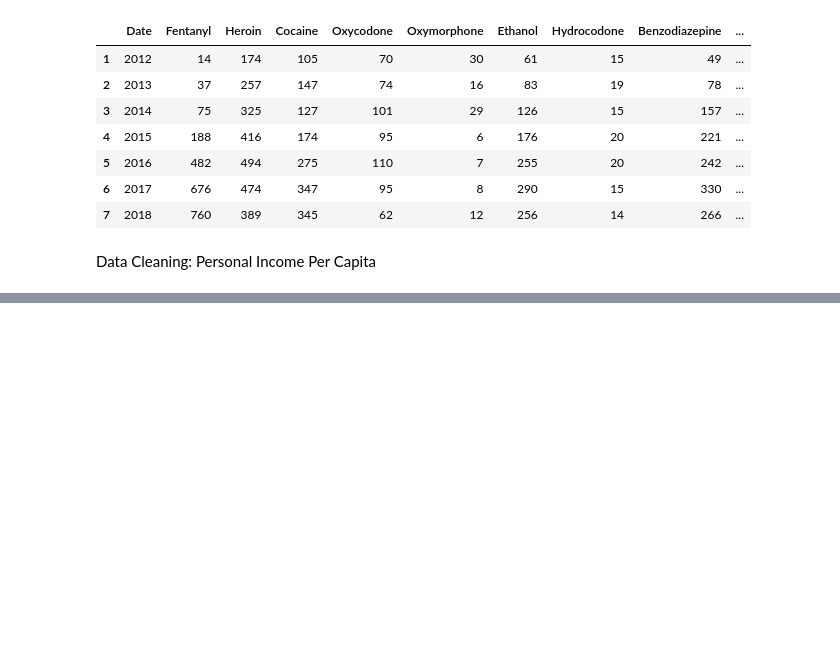
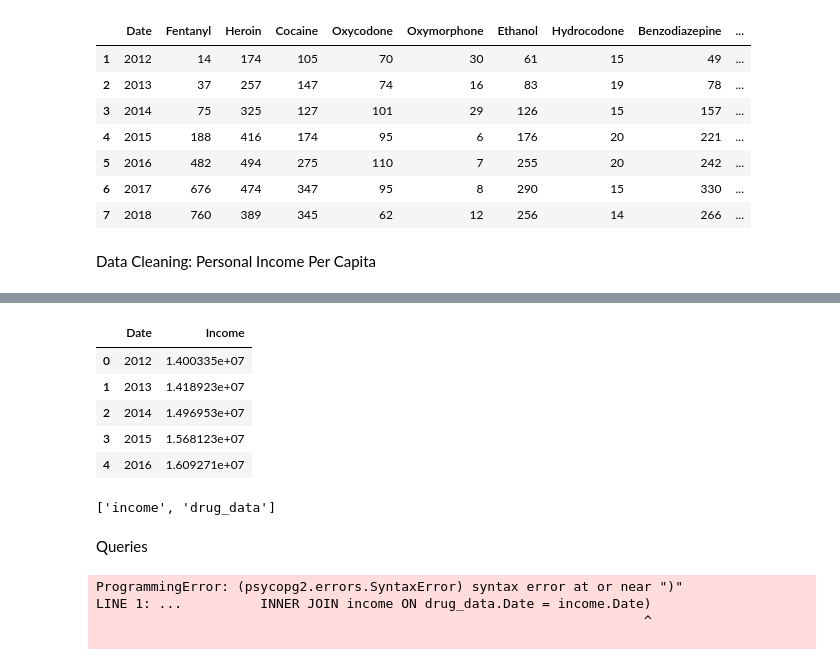
Before and after one commit to kringlek/Project-2, a Jupyter notebook: Data_Cleaning.ipynb, the cells around one changed output, grey strips where cells are left out. Cells and saved outputs as stored; diff of their text form; code cells hidden in the pictures; blank space fills up the shorter version.

```diff
--- a/Data_Cleaning.ipynb
+++ b/Data_Cleaning.ipynb
@@ -155,0 +194,25 @@ drug_overdose.to_csv('Clean Data/drug_overdose.csv', index=False)
+# %%
+#Read SQL-Income
+pd.read_sql_query('select * from income', con=engine).head()
+# %% [output]
+|  | Date | Income |
+| 0 | 2012 | 1.400335e+07 |
+| 1 | 2013 | 1.418923e+07 |
+| 2 | 2014 | 1.496953e+07 |
+| 3 | 2015 | 1.568123e+07 |
+| 4 | 2016 | 1.609271e+07 |
+# %%
+engine.table_names()
+# %% [output]
+['income', 'drug_data']
+# %% [markdown]
+Queries
+# %%
+#Join tables
+pd.read_sql_query('select income.Date, drug_data.Date, income.Income from drug_data \
+                  INNER JOIN income ON drug_data.Date = income.Date)', con=engine)
+# %% [output]
+ProgrammingError: (psycopg2.errors.SyntaxError) syntax error at or near ")"
+LINE 1: ...          INNER JOIN income ON drug_data.Date = income.Date)
+                                                                      ^
+
```
Also changed, not shown: parts of 18 cells of this notebook.
